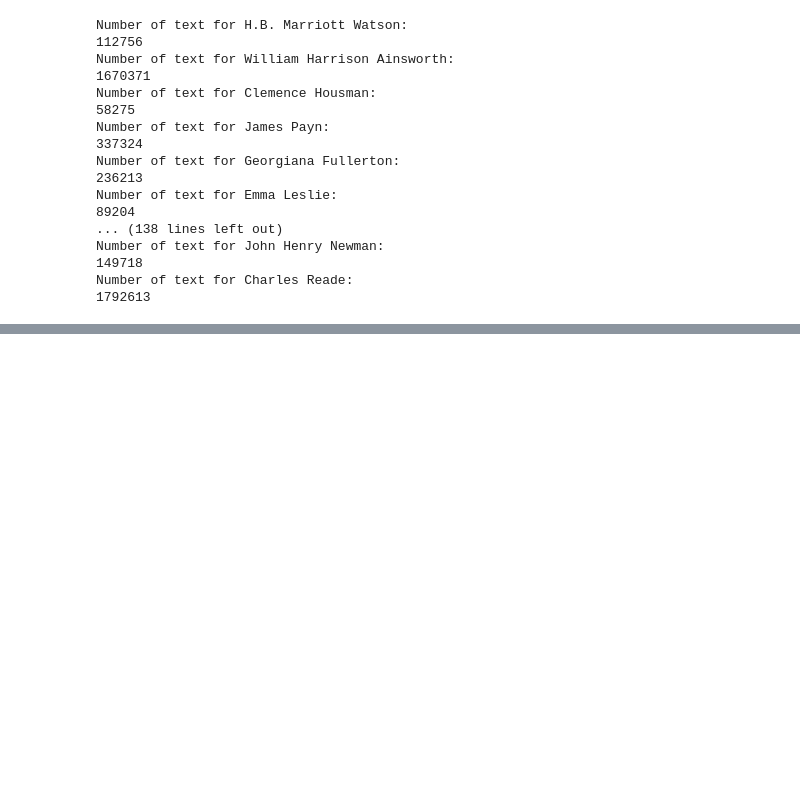
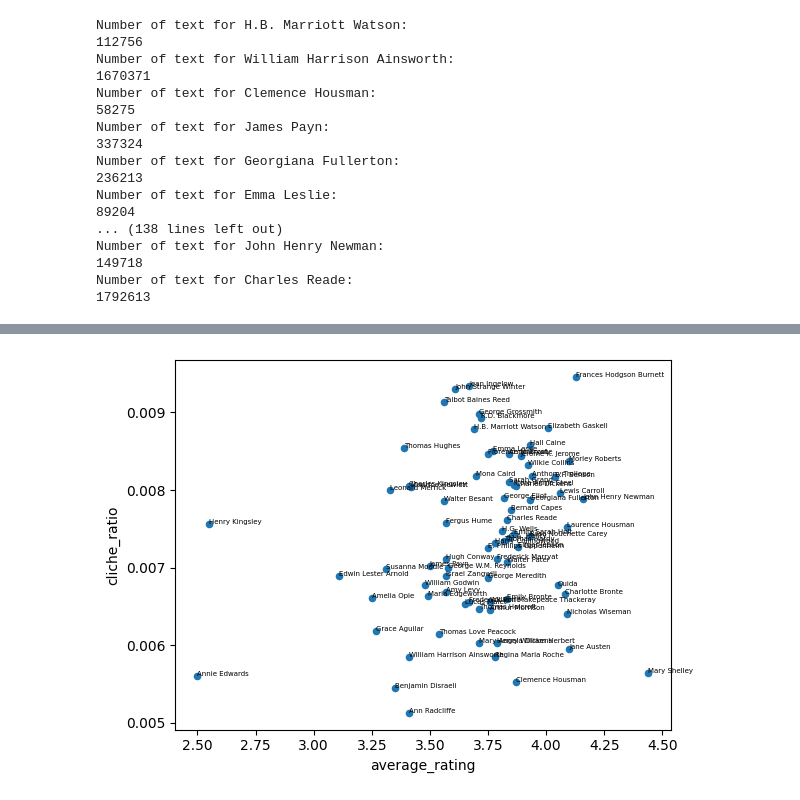
Before and after one commit to jenniferouyang/Cliches-and-19th-Century-English-Novelists, a Jupyter notebook: cliche_counts.ipynb, the cells around one changed output, grey strips where cells are left out. Cells and saved outputs as stored; diff of their text form; code cells hidden in the pictures; blank space fills up the shorter version.

```diff
--- a/cliche_counts.ipynb
+++ b/cliche_counts.ipynb
@@ -297,0 +313,10 @@ df["cliche_ratio"] = df["Cliche"] / df["Total_word"]
+# %%
+ax = author_data.plot(kind = "scatter",
+                 x = "average_rating",
+                 y = "cliche_ratio")
+
+for idx, row in author_data.iterrows():
+    ax.annotate(row['Author'], (row['average_rating'], row['cliche_ratio']),
+                fontsize=5)
+# %% [output]
+[figure, added]
```
Also changed, not shown: parts of 4 cells of this notebook, 1 other file.
